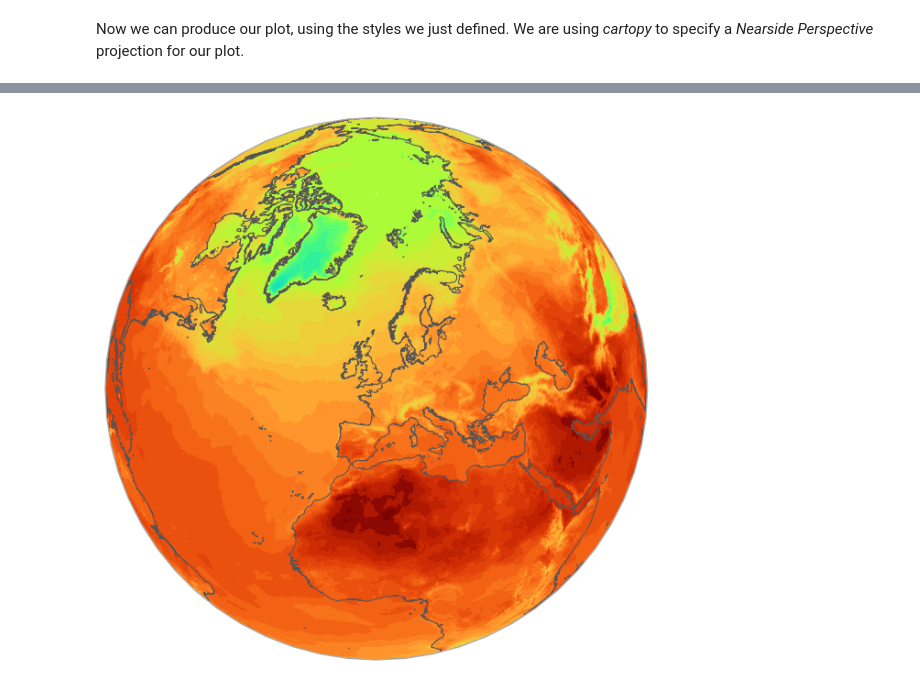
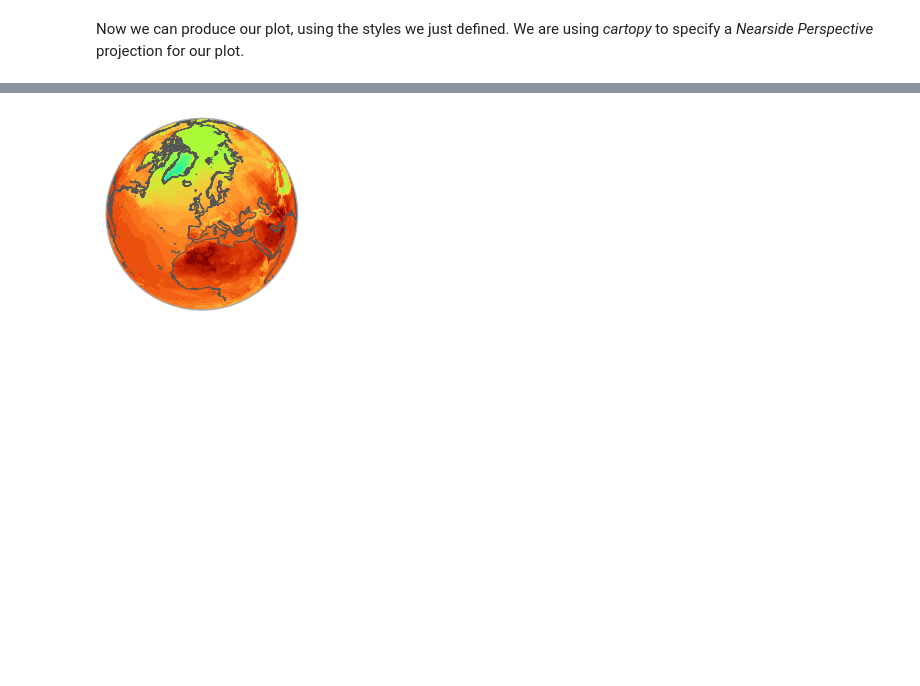
Before and after one commit to ecmwf-projects/dss-notebooks, a Jupyter notebook: datasets/derived-era5-single-levels-statistics/demo.ipynb, the cells around one changed output, grey strips where cells are left out. Saved outputs shown, nothing was run; the diff lists cells and outputs as text; code cells hidden in the pictures; blank space fills up the shorter version.

```diff
--- a/datasets/derived-era5-single-levels-statistics/demo.ipynb
+++ b/datasets/derived-era5-single-levels-statistics/demo.ipynb
@@ -50,7 +48,7 @@ crs = ccrs.NearsidePerspective(central_latitude=50)
 # %% [markdown]
 Now we can produce our plot, using the styles we just defined. We are using *cartopy* to specify a *Nearside Perspective* projection for our plot.
 # %%
-earthkit.plots.schema.figsize = (4, 4)
+earthkit.plots.schema.figure.set(figsize=(6, 6))
 
 chart = earthkit.plots.Map(crs=crs)
 
@@ -75,12 +73,12 @@ chart.figure.save("overview-detail.png")
 # %%
-earthkit.plots.schema.figsize = (2, 2)
+earthkit.plots.schema.figure.set(figsize=(2, 2))
 chart = earthkit.plots.Map(crs=crs)
 
 chart.pcolormesh(temperature, style=temperature_style)
 
 chart.coastlines(resolution="high")
 chart.stock_img()
 
 chart.figure.save("overview.png")
 # %% [output]
-[figure, old version]
+[figure, new version]
```
Also changed, not shown: parts of 2 cells of this notebook, 2 other files.
